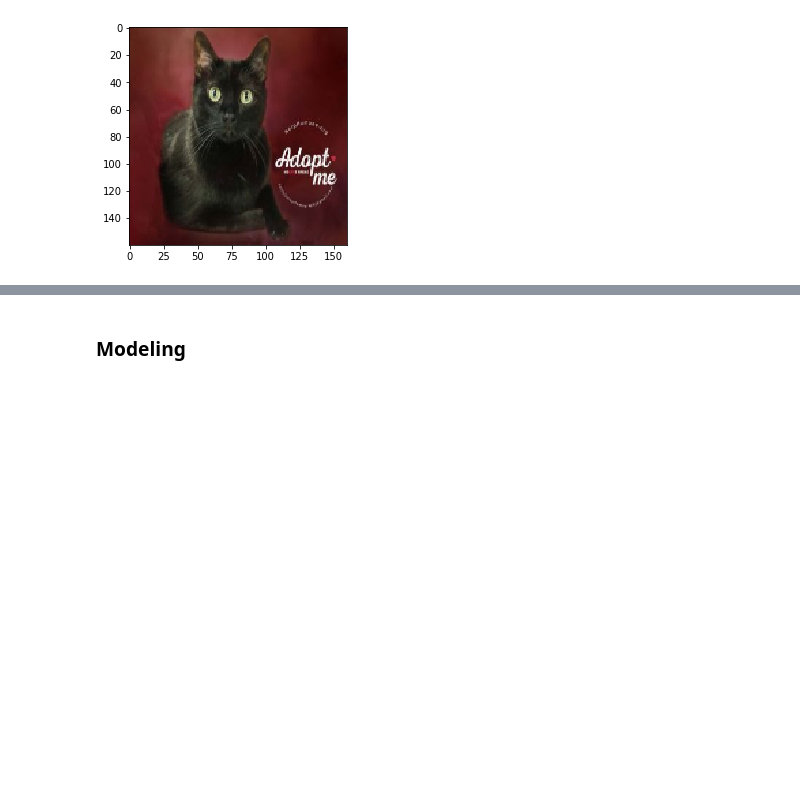
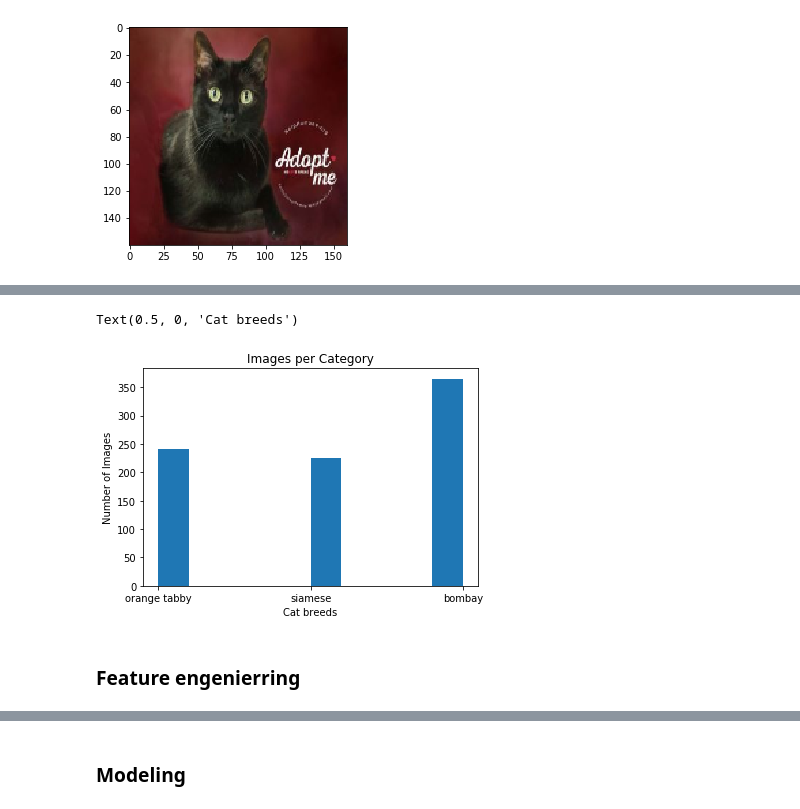
Before and after one commit to Alexisranyan/cat_breed_detector, a Jupyter notebook: cats_and_more_cats.ipynb, the cells around one changed output, grey strips where cells are left out. Cells and saved outputs as stored; diff of their text form; code cells hidden in the pictures; blank space fills up the shorter version.

```diff
--- a/cats_and_more_cats.ipynb
+++ b/cats_and_more_cats.ipynb
@@ -53,3 +54,15 @@ np.array(X).shape
+# %%
+graph_y = pd.Series(y).map({0:'orange tabby', 1:'siamese', 2: 'bombay'})
+# %%
+plt.hist(graph_y)
+plt.title('Images per Category')
+plt.ylabel('Number of Images')
+plt.xlabel('Cat breeds')
+# %% [output]
+Text(0.5, 0, 'Cat breeds')
+[figure, added]
+# %% [markdown]
+### Feature engenierring
 # %%
 X_train, X_test, y_train, y_test = train_test_split(X, y, random_state = 42)
 # %%
```
Also changed, not shown: parts of 11 cells of this notebook, 8 other files.
